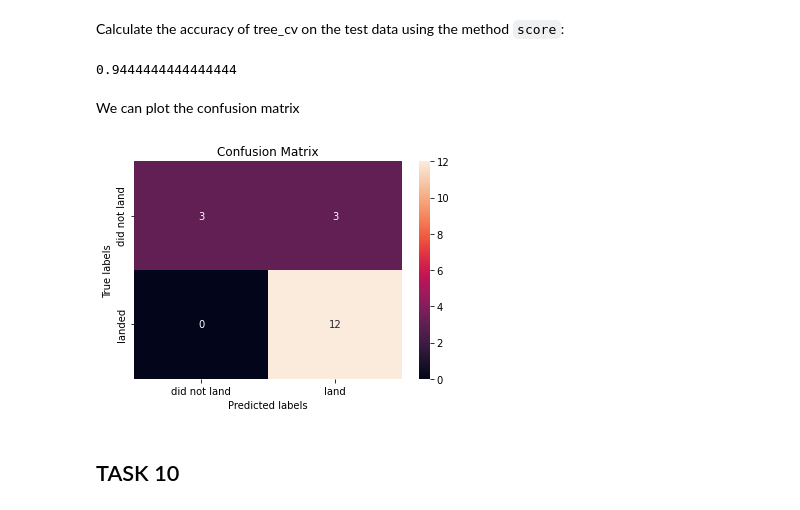
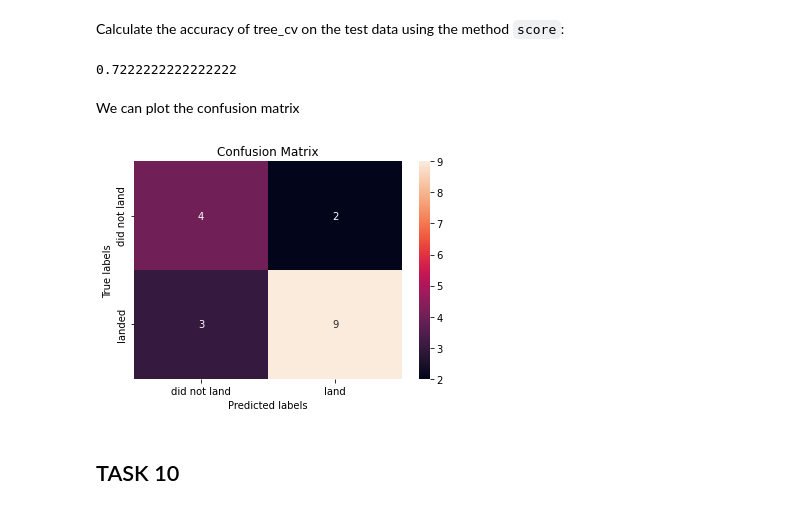
Before and after one commit to pjeggleston/IBM-Applied-Data-Science-Capstone, a Jupyter notebook: Week 4 SpaceX_Machine Learning Prediction_Part_5.ipynb, the cells around one changed output. Drawn from its saved outputs; the diff is of its cells as text; code cells hidden in the pictures.

```diff
--- a/Week 4 SpaceX_Machine Learning Prediction_Part_5.ipynb
+++ b/Week 4 SpaceX_Machine Learning Prediction_Part_5.ipynb
@@ -276,16 +279,17 @@ accuracy : 0.8767857142857143
 # %% [markdown]
 Calculate the accuracy of tree_cv on the test data using the method <code>score</code>:
 # %%
+DescTreeScore = tree_cv.score(X_test, Y_test)
 tree_cv.score(X_test, Y_test)
 # %% [output]
-0.9444444444444444
+0.7222222222222222
 # %% [markdown]
 We can plot the confusion matrix
 # %%
-yhat = svm_cv.predict(X_test)
+yhat = tree_cv.predict(X_test)
 plot_confusion_matrix(Y_test,yhat)
 # %% [output]
-[figure, old version]
+[figure, new version]
 # %% [markdown]
 ## TASK  10
 # %% [markdown]
```
Also changed, not shown: parts of 6 cells of this notebook.
